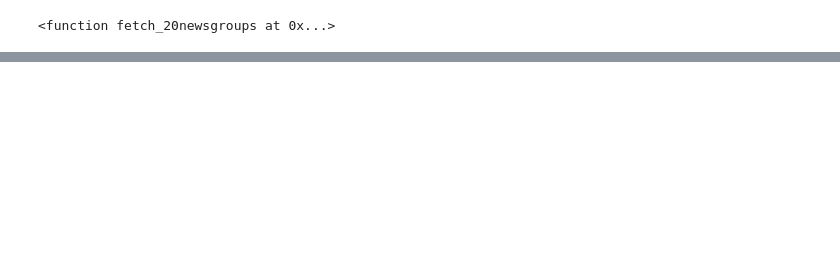
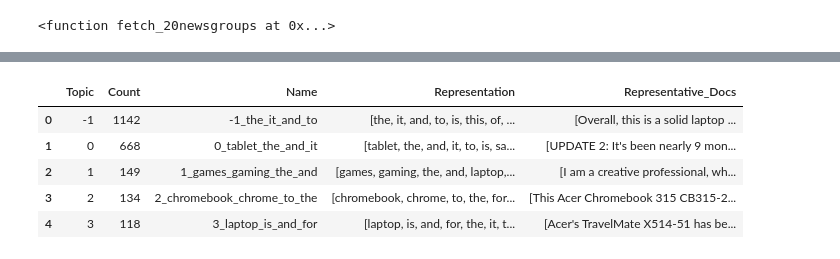
Before and after one commit to hammadaslam1/reviews-classifier, a Jupyter notebook: backend/practice/bertopic.ipynb, the cells around one changed output, grey strips where cells are left out. Saved outputs shown, nothing was run; the diff lists cells and outputs as text; code cells hidden in the pictures; blank space fills up the shorter version.

Commit message:
applied BERTopic and removed duplicate data from dataset

```diff
--- a/backend/practice/bertopic.ipynb
+++ b/backend/practice/bertopic.ipynb
@@ -13,10 +30,14 @@ len(docs)
 # %%
 import json
 
-with open('C:/Hammad Aslam/BS IT (post ADP)/3rd Semester/Capstone Project/Project/backend/datasets/categories/allFiles/computers_laptops.json', 'r') as f:
+with open('C:/Hammad Aslam/BS IT (post ADP)/3rd Semester/Capstone Project/Project/backend/datasets/categories/computers/computers.json', 'r') as f:
     data = json.load(f)
 desc=[]
-for item in data[0]["reviews"]:
-    desc.append(item["review_body"])
-desc
+for i in data:
+    for item in i["reviews"]:
+        desc.append(item["review_body"])
+# for item in data[len(data)-1]["reviews"]:
+#     desc.append(item["review_body"])
+len(desc)
+# desc
 # %% [output]
@@ -28,4 +45,5 @@ desc
 # %%
-topic_model = BERTopic(language="multilingual", calculate_probabilities=True, verbose=True)
+topic_model = BERTopic(language="english", calculate_probabilities=True, verbose=True)
 topics, probs = topic_model.fit_transform(desc)
+# topics
 # %% [output]
@@ -35,0 +58,10 @@ TypeError: Cannot use scipy.linalg.eigh for sparse A with k >= N. Use scipy.lina
+# %%
+freq = topic_model.get_topic_info(); freq.head(5)
+# freq
+# %% [output]
+|  | Topic | Count | Name | Representation | Representative_Docs |
+| 0 | -1 | 1142 | -1_the_it_and_to | [the, it, and, to, is, this, of, ... | [Overall, this is a solid laptop ... |
+| 1 | 0 | 668 | 0_tablet_the_and_it | [tablet, the, and, it, to, is, sa... | [UPDATE 2: It's been nearly 9 mon... |
+| 2 | 1 | 149 | 1_games_gaming_the_and | [games, gaming, the, and, laptop,... | [I am a creative professional, wh... |
+| 3 | 2 | 134 | 2_chromebook_chrome_to_the | [chromebook, chrome, to, the, for... | [This Acer Chromebook 315 CB315-2... |
+| 4 | 3 | 118 | 3_laptop_is_and_for | [laptop, is, and, for, the, it, t... | [Acer's TravelMate X514-51 has be... |
```
Also changed, not shown: parts of 15 cells of this notebook, 23 other files.
